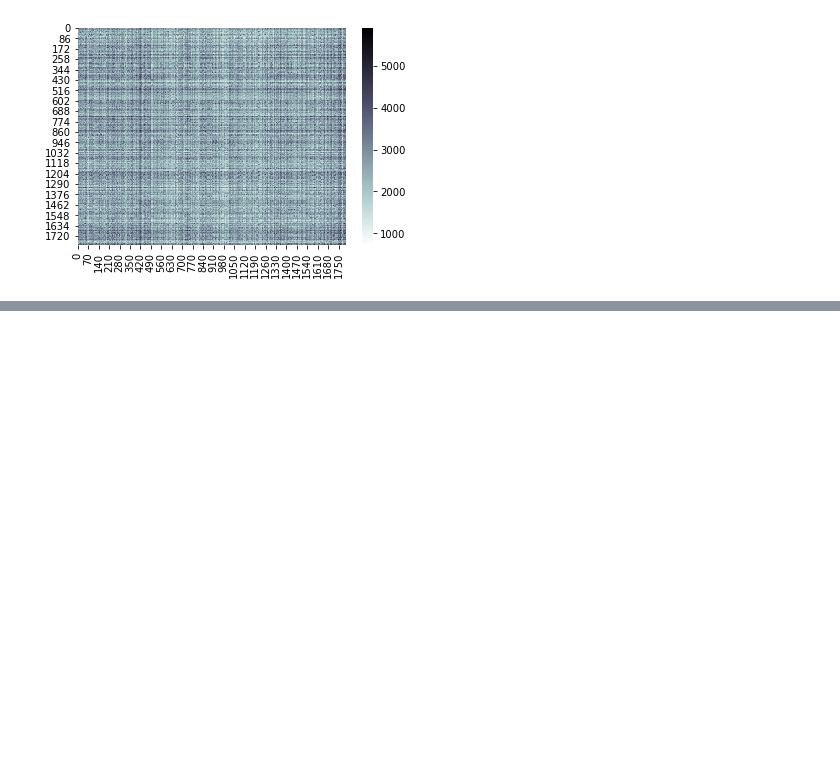
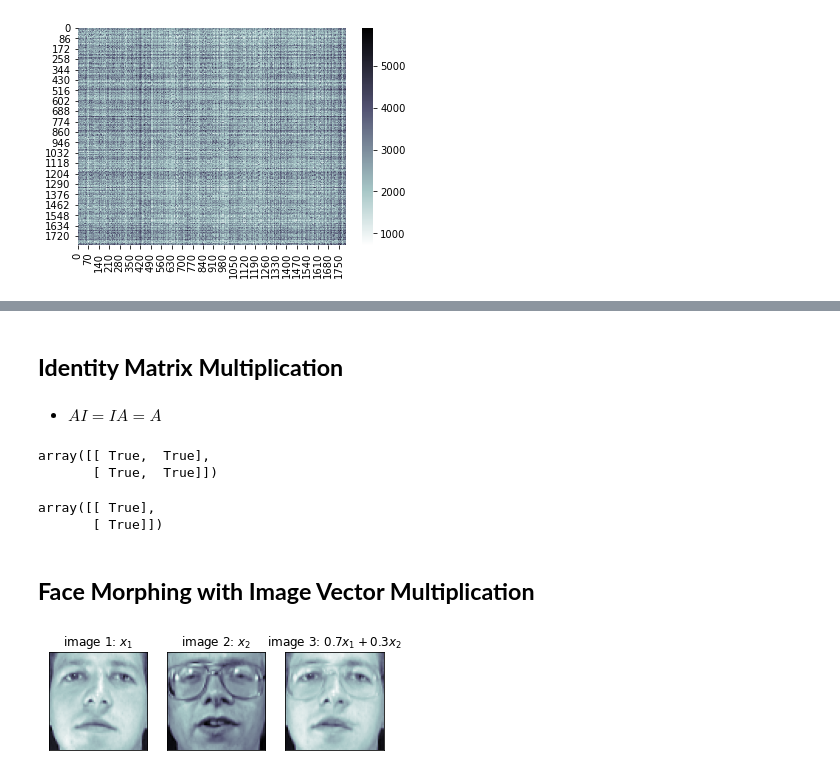
Before and after one commit to Haje-Kim/Mathematics_For_DS, a Jupyter notebook: 02_LinearAlgebra_Calculating_Vector&Matrix.ipynb, the cells around one changed output, grey strips where cells are left out. Cells and saved outputs as stored; diff of their text form; code cells hidden in the pictures; blank space fills up the shorter version.

```diff
--- a/02_LinearAlgebra_Calculating_Vector&Matrix.ipynb
+++ b/02_LinearAlgebra_Calculating_Vector&Matrix.ipynb
@@ -119,0 +200,50 @@ plt.show()
+# %% [markdown]
+## **Identity Matrix Multiplication**
+# %% [markdown]
+* $AI=IA=A$
+# %%
+A = np.array([[1,2],[3,4]])
+I = np.eye(2)
+
+A@I == I@A
+# %% [output]
+array([[ True,  True],
+       [ True,  True]])
+# %%
+X = np.array([[1,2,3],[4,5,6]])
+w = np.array([[2],[3],[4]])
+
+X@w == np.array([[X[0][0]*w[0][0]+X[0][1]*w[1][0]+X[0][2]*w[2][0]],[X[1][0]*w[0][0]+X[1][1]*w[1][0]+X[1][2]*w[2][0]]])
+# %% [output]
+array([[ True],
+       [ True]])
+# %% [markdown]
+## **Face Morphing with Image Vector Multiplication**
+# %%
+from sklearn.datasets import fetch_olivetti_faces
+
+faces = fetch_olivetti_faces()
+f, ax = plt.subplots(1, 3)
+
+ax[0].imshow(faces.images[6], cmap=plt.cm.bone)
+ax[0].grid(False)
+ax[0].set_xticks([])
+ax[0].set_yticks([])
+ax[0].set_title('image 1: $x_1$')
+
+ax[1].imshow(faces.images[10], cmap=plt.cm.bone)
+ax[1].grid(False)
+ax[1].set_xticks([])
+ax[1].set_yticks([])
+ax[1].set_title('image 2: $x_2$')
+
+new_face = 0.7 * faces.images[6] + 0.3 * faces.images[10]
+ax[2].imshow(new_face, cmap=plt.cm.bone)
+ax[2].grid(False)
+ax[2].set_xticks([])
+ax[2].set_yticks([])
+ax[2].set_title('image 3: $0.7x_1 + 0.3x_2$')
+
+plt.show()
+# %% [output]
+[figure, added]
```
Also changed, not shown: parts of 16 cells of this notebook.
